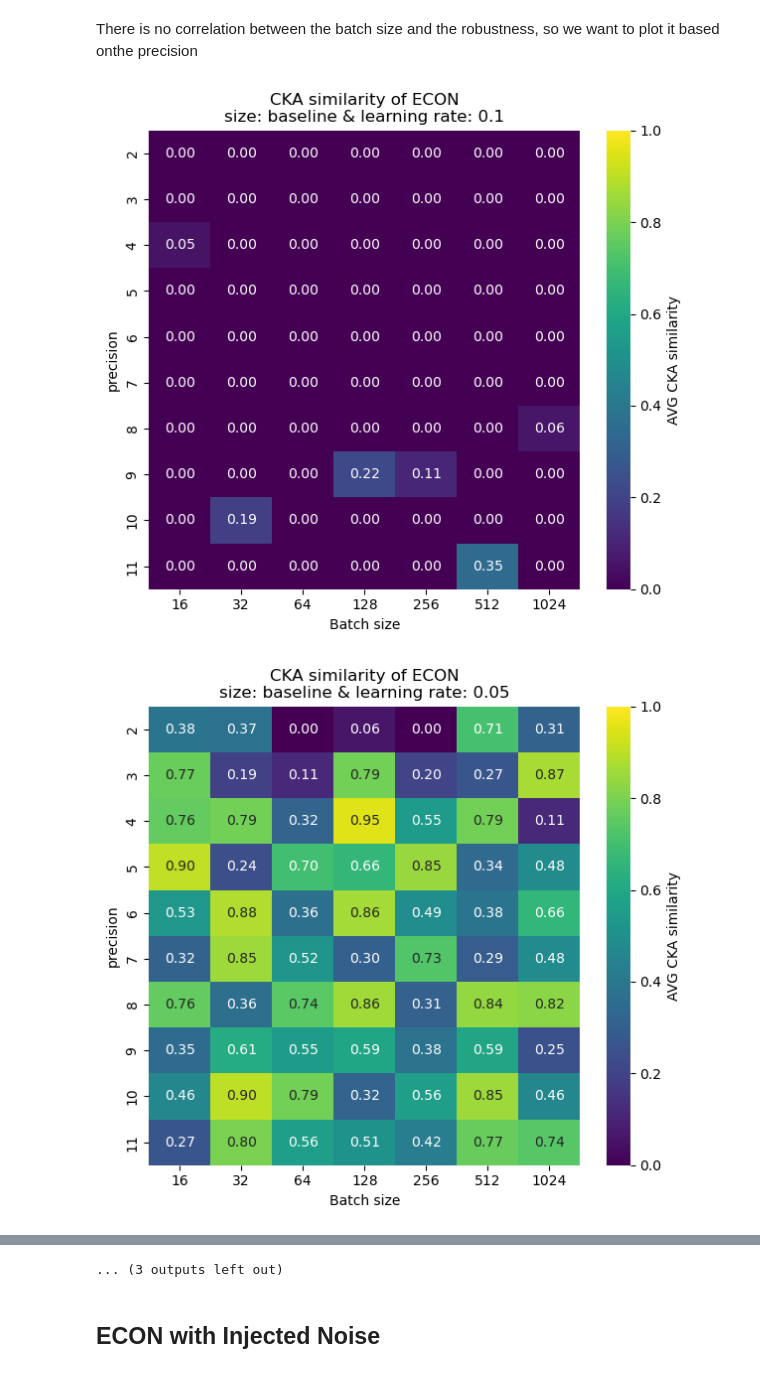
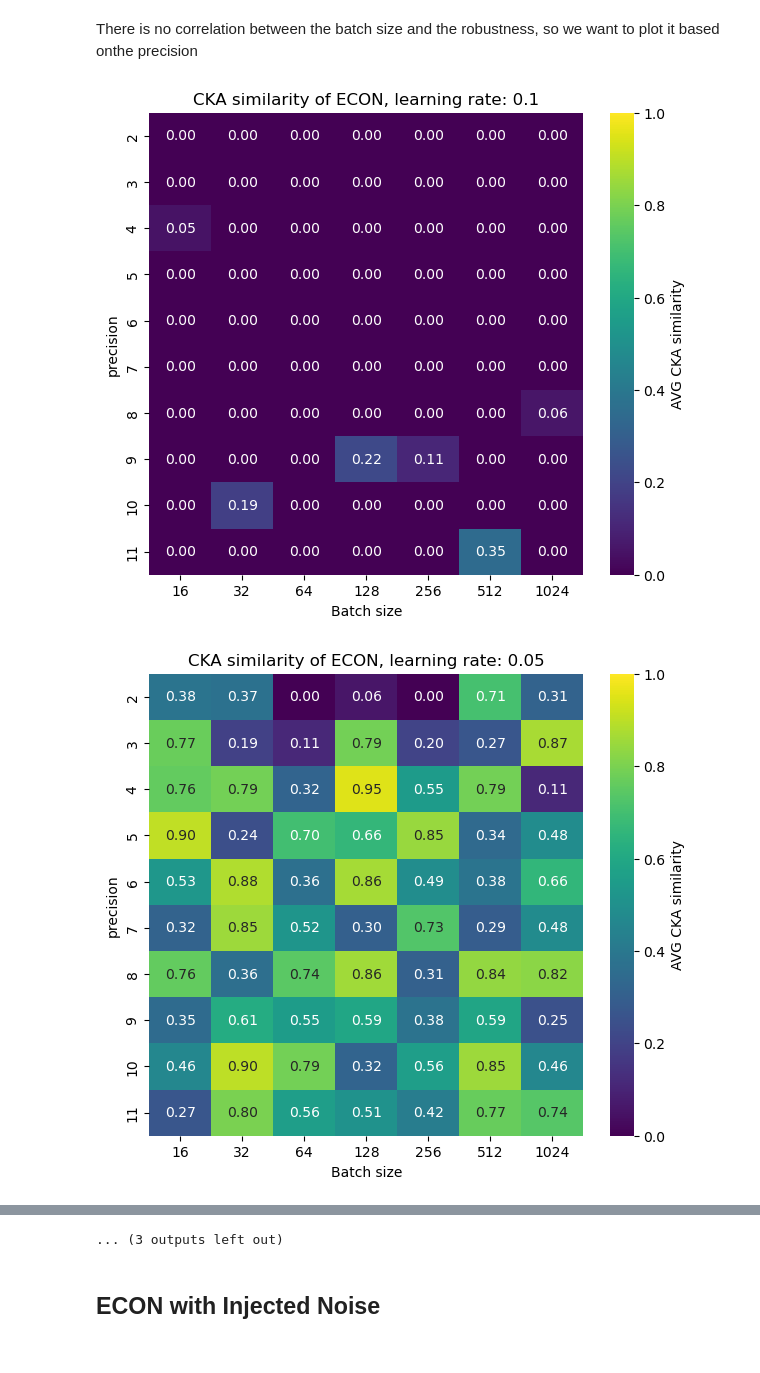
Before and after one commit to Vis4SciML/loss_landscape_taxonomy, a Jupyter notebook: workspace/notebooks/CKA_analysis.ipynb, the cells around one changed output, grey strips where cells are left out. Saved outputs shown, nothing was run; the diff lists cells and outputs as text; code cells hidden in the pictures.

Commit message:
channged the plots titles

```diff
--- a/workspace/notebooks/CKA_analysis.ipynb
+++ b/workspace/notebooks/CKA_analysis.ipynb
@@ -179,31 +179,31 @@ There is no correlation between the batch size and the robustness, so we want to
 # %%
 cka_distribution = []
 for lr in learning_rates:
     CKA_matrix = np.zeros((len(precisions), len(batch_sizes)))
     for x, p in enumerate(precisions):
         for y, bs in enumerate(batch_sizes):
             # path to the directory
             lr = "{:.10f}".format(float(lr)).rstrip('0')
             path = os.path.join(DATA_PATH, f'bs{bs}_lr{lr}/ECON_{p}b/{size}/')
             avg_cka = 0
             try:
                 result = read_file(path)
                 avg_cka = result['CKA_similarity']
             except:
                 pass
             # build the heatmap
             CKA_matrix[x, y] = avg_cka
 
     CKA_matrix = pd.DataFrame(CKA_matrix,
                               index=precisions,
                               columns=batch_sizes)
     plot_2d_heatmap(CKA_matrix,
-                    f'CKA similarity of ECON\nsize: {size} & learning rate: {lr}',
+                    f'CKA similarity of ECON, learning rate: {lr}',
                     (0, 1),
                     'Batch size',
                     'precision',
                     'AVG CKA similarity',
                     cmap='viridis')
 # %% [output]
-[figure, old version]
+[figure, new version]
-[figure, old version]
+[figure, new version]
```
Also changed, not shown: parts of 3 cells of this notebook, 2 other files.
